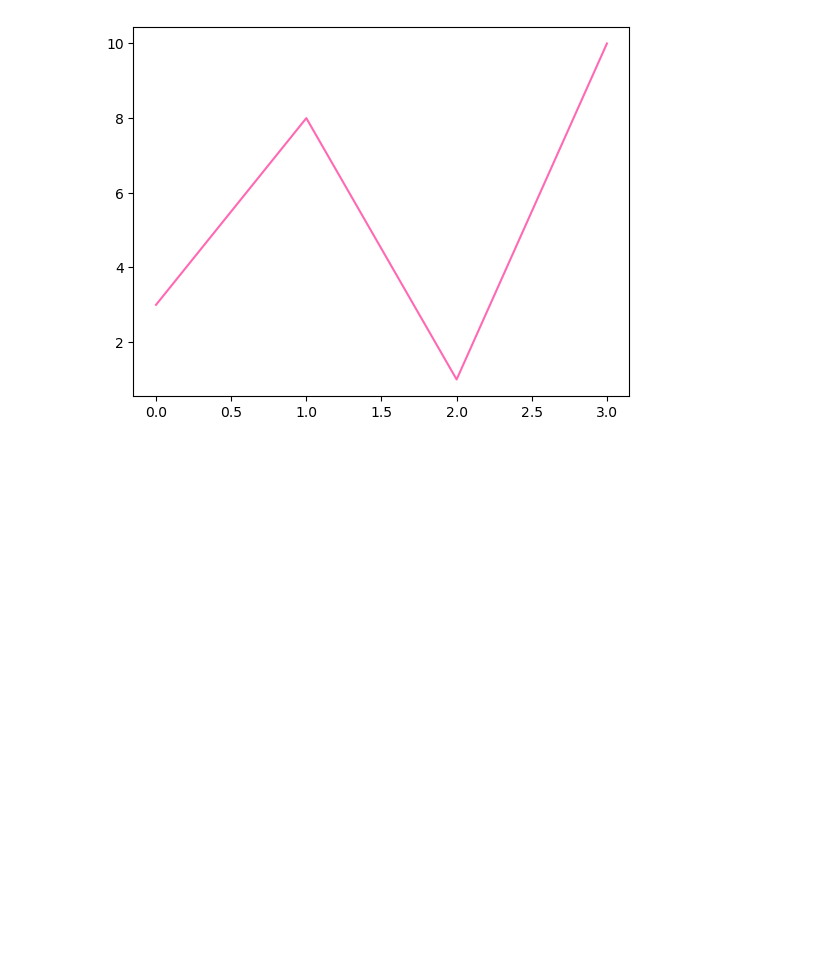
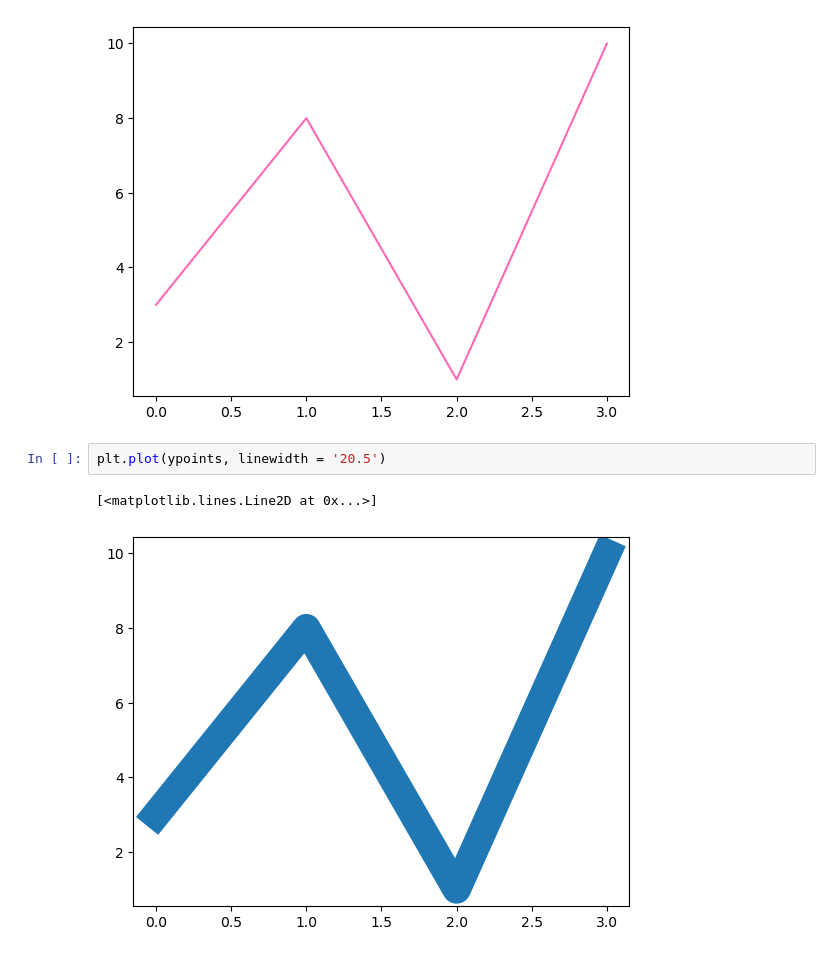
Before and after one commit to oliverjunior1/VS-Code, a Jupyter notebook: w3_treinamentos/Python/matplotlib/3_line.ipynb, the cells around one changed output. Cells and saved outputs as stored; diff of their text form; blank space fills up the shorter version.

Commit message:
Matplotlib line

```diff
--- a/w3_treinamentos/Python/matplotlib/3_line.ipynb
+++ b/w3_treinamentos/Python/matplotlib/3_line.ipynb
@@ -35,3 +35,8 @@ plt.plot(ypoints, c='hotpink')
 # %% [output]
 [<matplotlib.lines.Line2D at 0x...>]
 [figure]
+# %%
+plt.plot(ypoints, linewidth = '20.5')
+# %% [output]
+[<matplotlib.lines.Line2D at 0x...>]
+[figure, added]
```
